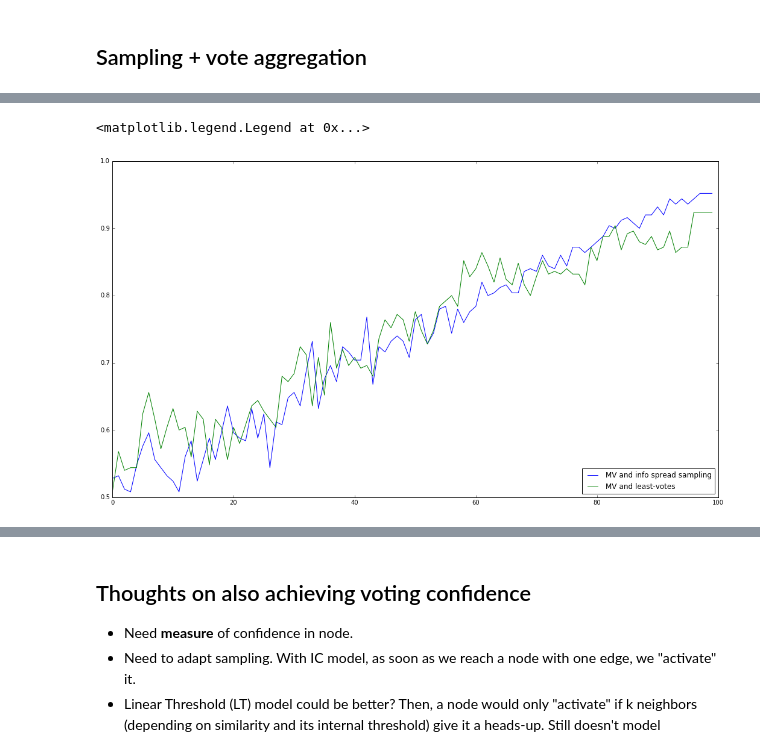
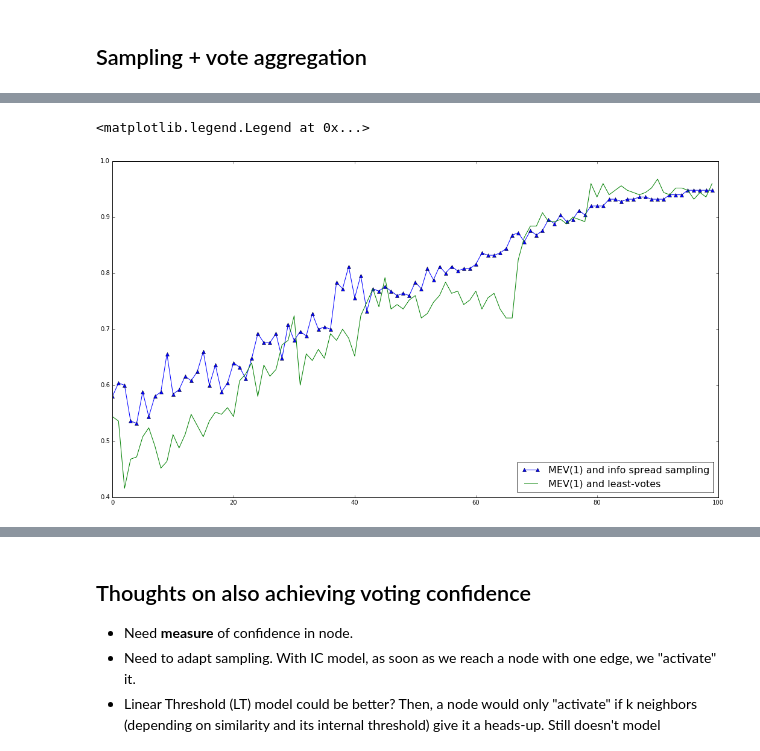
Before and after one commit to AndreiBarsan/crowd, a Jupyter notebook: notebooks/Graph Sampling.ipynb, the cells around one changed output, grey strips where cells are left out. Cells and saved outputs as stored; diff of their text form; code cells hidden in the pictures.

Commit message:
Some initial results with IC graph sampling. Way nicer plots in Majority Voting Experiments.

```diff
--- a/notebooks/Graph Sampling.ipynb
+++ b/notebooks/Graph Sampling.ipynb
@@ -103,12 +108,12 @@ Edges: 62
 
 plt.rcParams['figure.figsize'] = (18, 10)
 
-from networkx.drawing.nx_agraph import graphviz_layout
-pos = graphviz_layout(graph.nx_graph)
-nx.draw(graph.nx_graph, pos, node_size=2500, node_color='w')
-_ = nx.draw_networkx_labels(graph.nx_graph, pos)
-# _ = nx.draw_networkx_edge_labels(graph.nx_graph, pos)
-nx.draw_networkx_edges(graph.nx_graph, pos)
+# from networkx.drawing.nx_agraph import graphviz_layout
+# pos = graphviz_layout(graph.nx_graph)
+# nx.draw(graph.nx_graph, pos, node_size=2500, node_color='w')
+# _ = nx.draw_networkx_labels(graph.nx_graph, pos)
+# # _ = nx.draw_networkx_edge_labels(graph.nx_graph, pos)
+# nx.draw_networkx_edges(graph.nx_graph, pos)
 
 print("Connected components: {}".format(nx.number_connected_components(graph.nx_graph)))
 print("Cliques:              {}".format(nx.graph_number_of_cliques(graph.nx_graph)))
@@ -458,29 +467,29 @@ def lgss_factory(iteration_count):
 
     return res
 
-jesus = evaluate(
+ic_graph = evaluate(
     graph,
     topic_judgements,
     topic_ground_truth,
     lgss_factory(10),
-    aggregate_MV,
+    aggregate_mev_nx,
     budget=len(topic_ground_truth.keys()),
     iterations=25)
 # %%
-satan = evaluate(
+least_votes = evaluate(
     graph,
     topic_judgements,
     topic_ground_truth,
     LeastVotesSampler(),
-    aggregate_MV,
+    aggregate_mev_nx,
     budget=len(topic_ground_truth.keys()),
     iterations=25)
 # %%
-probably_garbage = np.mean(jesus, axis=0)
-satan_avg = np.mean(satan, axis=0)
-plt.plot(range(len(probably_garbage)), probably_garbage, label="MV and info spread sampling")
-plt.plot(range(len(satan_avg)), satan_avg, label="MV and least-votes")
-plt.legend(loc=4)
+ic_graph_avg = np.mean(ic_graph, axis=0)
+least_votes_avg = np.mean(least_votes, axis=0)
+plt.plot(range(len(ic_graph_avg)), ic_graph_avg, label="MEV(1) and info spread sampling", marker='^')
+plt.plot(range(len(least_votes_avg)), least_votes_avg, label="MEV(1) and least-votes")
+plt.legend(loc=4, fontsize=16)
 # %% [output]
 <matplotlib.legend.Legend at 0x...>
-[figure, old version]
+[figure, new version]
```
Also changed, not shown: parts of 11 cells of this notebook, 8 other files.
